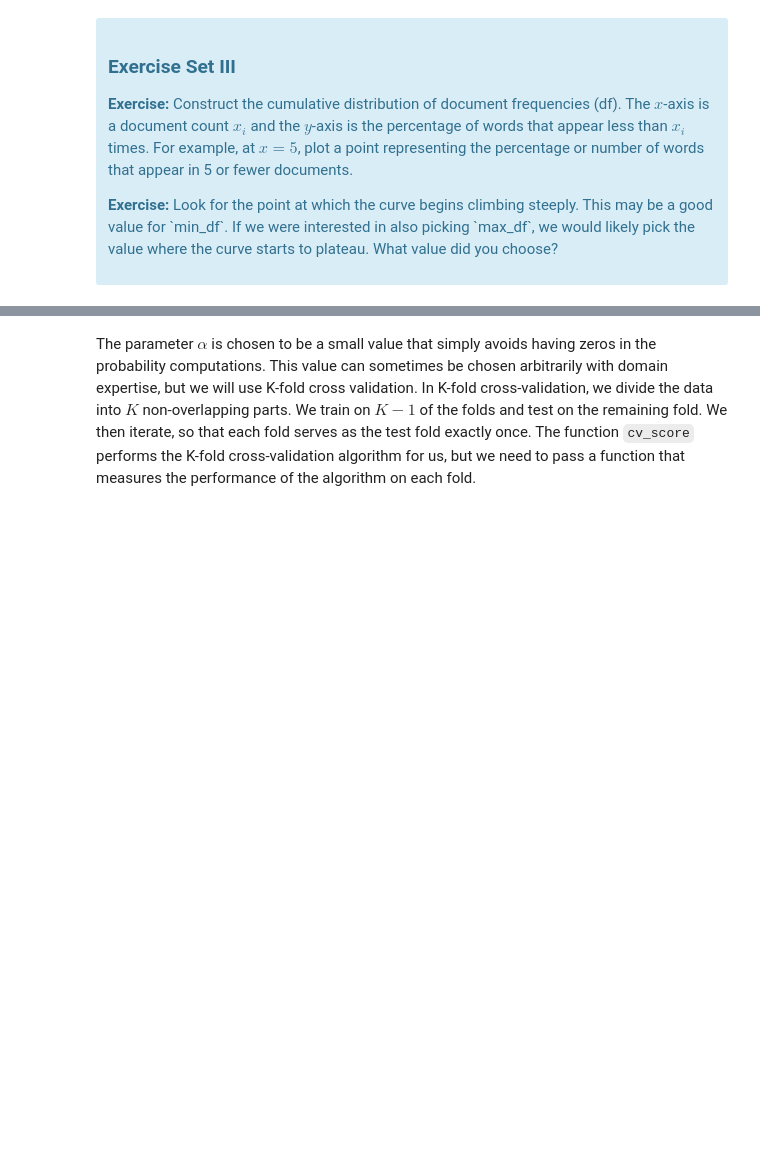
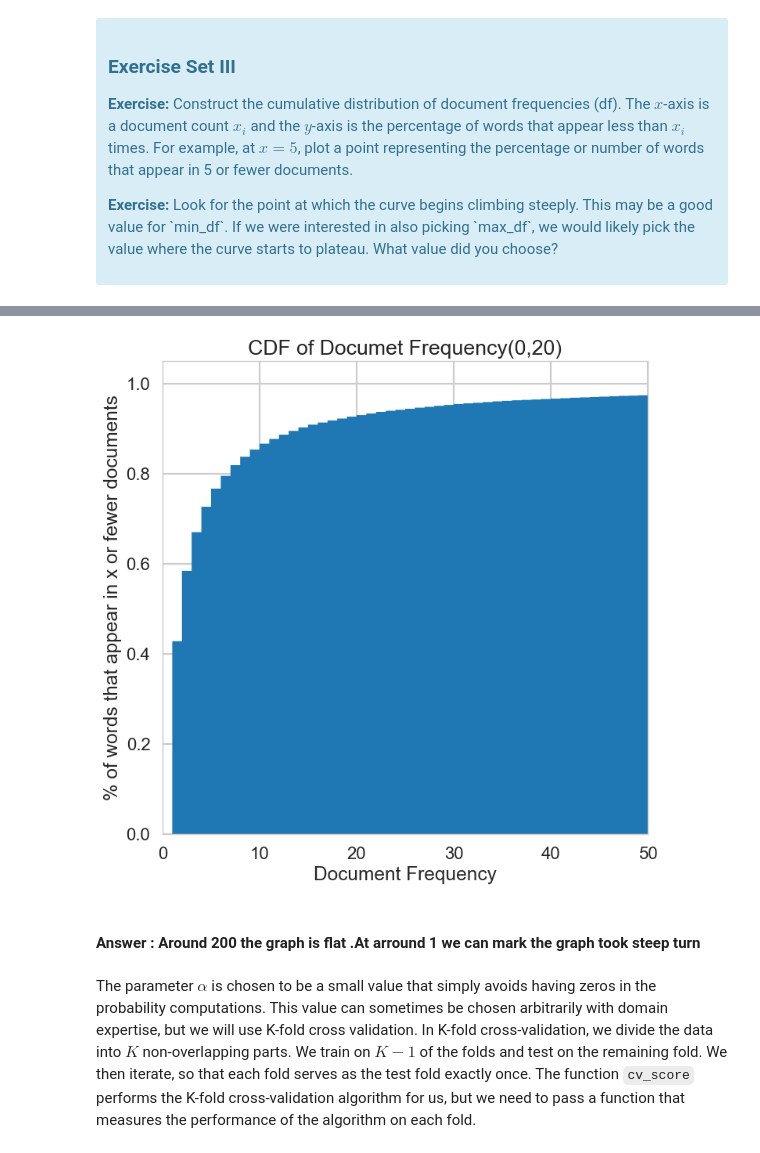
Before and after one commit to saurabhspundir/SB_ML_NAIVE_BAYES_MOVIE_RATING, a Jupyter notebook: Mini_Project_Naive_Bayes.ipynb, the cells around one changed output, grey strips where cells are left out. Drawn from its saved outputs; the diff is of its cells as text; code cells hidden in the pictures; blank space fills up the shorter version.

```diff
--- a/Mini_Project_Naive_Bayes.ipynb
+++ b/Mini_Project_Naive_Bayes.ipynb
@@ -334,10 +360,14 @@ print(y.shape)
 # %%
-docfreq = sorted((X > 0).sum(axis=0).tolist()[0])
-_ = plt.hist(pd.Series(docfreq), np.arange(pd.Series(docfreq).sum()), cumulative=True, histtype='stepfilled', normed=True)
-_ = plt.title('CDF of DF')
-_ = plt.xlabel('Document Frequency')
-_ = plt.ylabel('Percentage of words that appear in x or fewer documents')
-_ = plt.xlim(-1,500)
+fig, axis = plt.subplots(1,1,figsize=(8,8),dpi=100)
+n, bins, patches = plt.hist((document_frequency),bins= doc_bins, cumulative=True, histtype='stepfilled',normed=True)
+_= plt.title('CDF of Documet Frequency(0,20)')
+_= plt.xlabel('Document Frequency')
+_= plt.ylabel('% of words that appear in x or fewer documents')
+_ = plt.xlim(0,50)
+# %% [output]
+[figure, added]
+# %% [markdown]
+#### Answer : Around 200 the graph is flat .At arround 1 we can mark the graph took steep turn
 # %% [markdown]
 The parameter $\alpha$ is chosen to be a small value that simply avoids having zeros in the probability computations. This value can sometimes be chosen arbitrarily with domain expertise, but we will use K-fold cross validation. In K-fold cross-validation, we divide the data into $K$ non-overlapping parts. We train on $K-1$ of the folds and test on the remaining fold. We then iterate, so that each fold serves as the test fold exactly once. The function `cv_score` performs the K-fold cross-validation algorithm for us, but we need to pass a function that measures the performance of the algorithm on each fold.
 # %%
```
Also changed, not shown: parts of 28 cells of this notebook.
